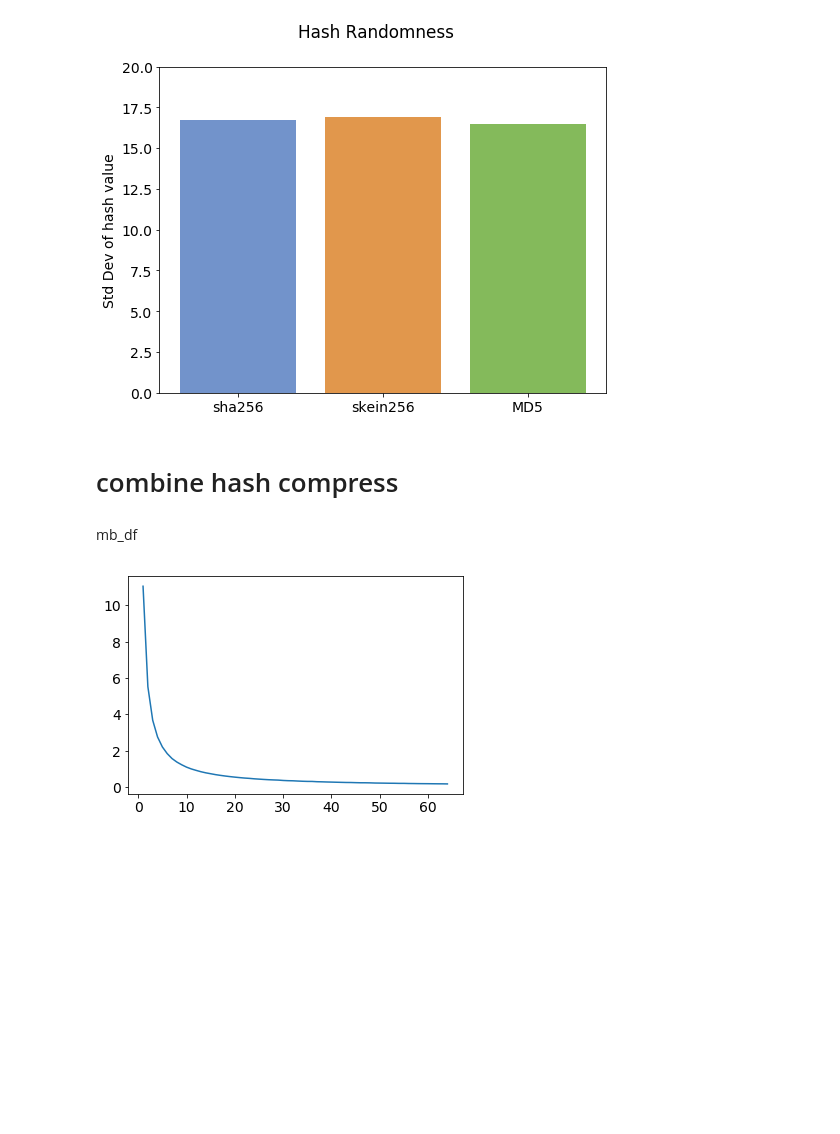
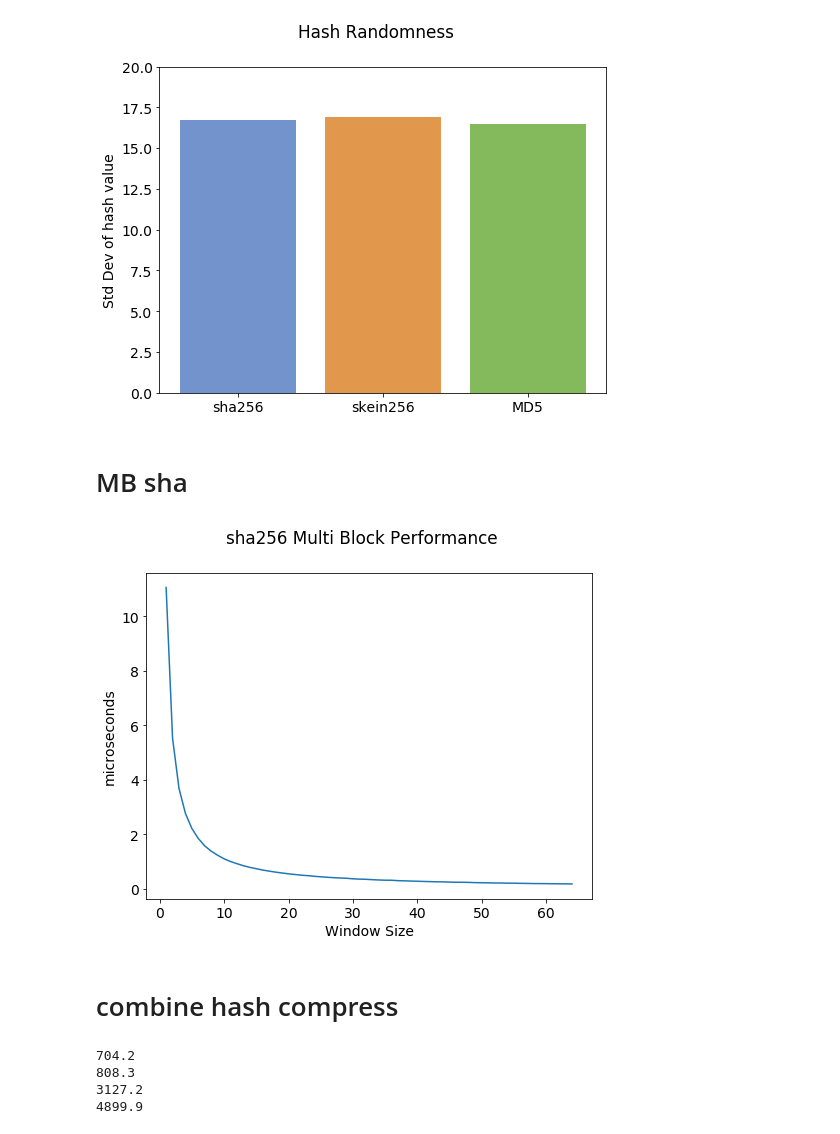
Before and after one commit to ankitkumar93/compute-war, a Jupyter notebook: notebooks/hash-perf.ipynb, the cells around one changed output. Cells and saved outputs as stored; diff of their text form; code cells hidden in the pictures; blank space fills up the shorter version.

Commit message:
added hash_compression tp graph

```diff
--- a/notebooks/hash-perf.ipynb
+++ b/notebooks/hash-perf.ipynb
@@ -172,6 +172,23 @@ plt.savefig('hash_randomness.png')
 #plt.show()
 # %% [output]
 [figure]
+# %% [markdown]
+# MB sha
+# %%
+win_sizes = list(win_groups.groups)
+hash_means = []
+for win_size in win_sizes:
+    win_df = win_groups.get_group(win_size)
+    hash_means.append(win_df.TimeElapsedUS.mean() / win_size)
+fig, ax = plt.subplots(1, 1, figsize=(8, 6))
+ax.plot(win_sizes, hash_means)
+ax.set_ylabel('microseconds')
+ax.set_xlabel('Window Size')
+fig.suptitle("sha256 Multi Block Performance")
+fig.savefig("sha256_multi_block_performance.png")
+#plt.show()
+# %% [output]
+[figure, added]
 # %% [markdown]
 # combine hash compress
 # %%
@@ -184,15 +202,0 @@ hash_file_sufix = [str(i) for i in range(1, 11)]
-# %% [markdown]
-mb_df
-# %%
-win_sizes = list(win_groups.groups)
-hash_means = []
-for win_size in win_sizes:
-    win_df = win_groups.get_group(win_size)
-    hash_means.append(win_df.TimeElapsedUS.mean() / win_size)
-fig, ax = plt.subplots(1, 1, figsize=(8, 6))
-ax.plot(win_sizes, hash_means)
-ax.set_ylabel('microseconds')
-ax.set_xlabel('')
-plt.show()
-# %% [output]
-[figure, removed]
@@ -198,0 +229,10 @@ plt.show()
+# %%
+print(skein_lzf.throughput.mean())
+print(skein_lz4.throughput.mean())
+print(sha_lzf.throughput.mean())
+print(sha_lz4.throughput.mean())
+# %% [output]
+704.2
+808.3
+3127.2
+4899.9
```
Also changed, not shown: parts of 7 cells of this notebook, 1 other file.
